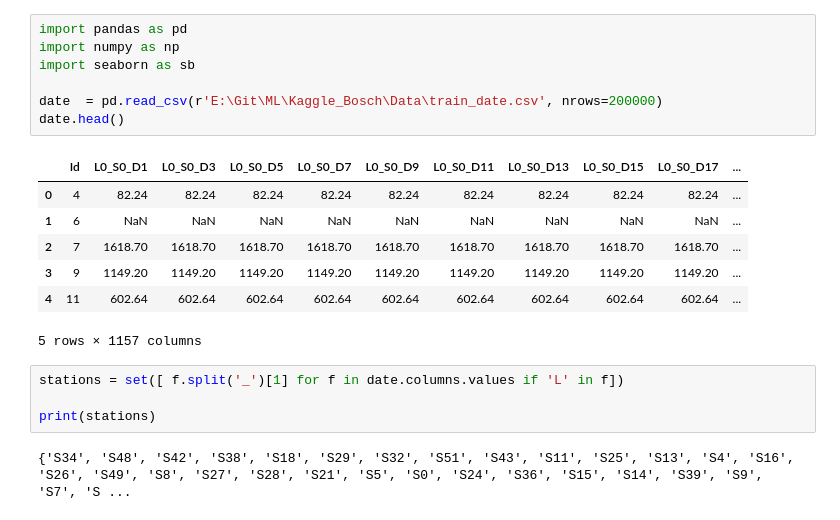
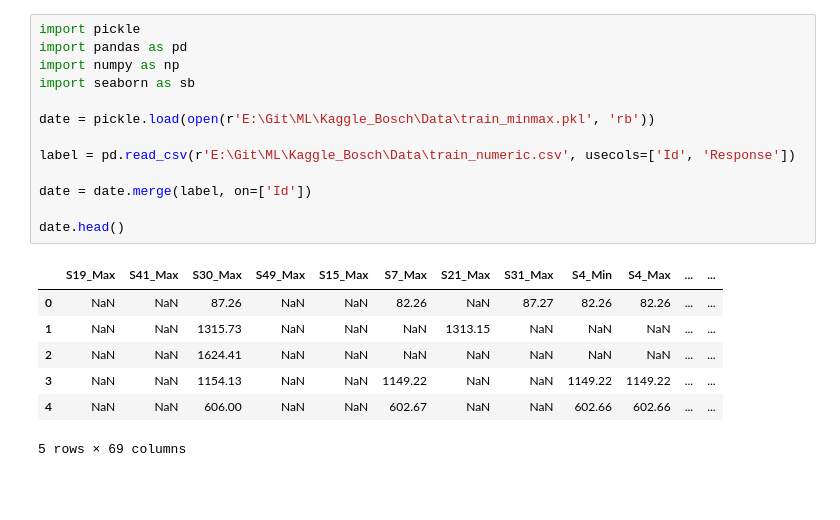
Before and after one commit to kumaran-5555/ML, a Jupyter notebook: Kaggle_Bosch/DateAnalysis.ipynb, the cells around one changed output. Cells and saved outputs as stored; diff of their text form; blank space fills up the shorter version.

```diff
--- a/Kaggle_Bosch/DateAnalysis.ipynb
+++ b/Kaggle_Bosch/DateAnalysis.ipynb
@@ -1,21 +97,21 @@
 # %%
+import pickle
 import pandas as pd
 import numpy as np
 import seaborn as sb
 
-date  = pd.read_csv(r'E:\Git\ML\Kaggle_Bosch\Data\train_date.csv', nrows=200000)
+date = pickle.load(open(r'E:\Git\ML\Kaggle_Bosch\Data\train_minmax.pkl', 'rb'))
+
+label = pd.read_csv(r'E:\Git\ML\Kaggle_Bosch\Data\train_numeric.csv', usecols=['Id', 'Response'])
+
+date = date.merge(label, on=['Id'])
+
 date.head()
 # %% [output]
-|  | Id | L0_S0_D1 | L0_S0_D3 | L0_S0_D5 | L0_S0_D7 | L0_S0_D9 | L0_S0_D11 | L0_S0_D13 | L0_S0_D15 | L0_S0_D17 | ... |
-| 0 | 4 | 82.24 | 82.24 | 82.24 | 82.24 | 82.24 | 82.24 | 82.24 | 82.24 | 82.24 | ... |
-| 1 | 6 | NaN | NaN | NaN | NaN | NaN | NaN | NaN | NaN | NaN | ... |
-| 2 | 7 | 1618.70 | 1618.70 | 1618.70 | 1618.70 | 1618.70 | 1618.70 | 1618.70 | 1618.70 | 1618.70 | ... |
-| 3 | 9 | 1149.20 | 1149.20 | 1149.20 | 1149.20 | 1149.20 | 1149.20 | 1149.20 | 1149.20 | 1149.20 | ... |
-| 4 | 11 | 602.64 | 602.64 | 602.64 | 602.64 | 602.64 | 602.64 | 602.64 | 602.64 | 602.64 | ... |
+|  | S19_Max | S41_Max | S30_Max | S49_Max | S15_Max | S7_Max | S21_Max | S31_Max | S4_Min | S4_Max | ... | ... |
+| 0 | NaN | NaN | 87.26 | NaN | NaN | 82.26 | NaN | 87.27 | 82.26 | 82.26 | ... | ... |
+| 1 | NaN | NaN | 1315.73 | NaN | NaN | NaN | 1313.15 | NaN | NaN | NaN | ... | ... |
+| 2 | NaN | NaN | 1624.41 | NaN | NaN | NaN | NaN | NaN | NaN | NaN | ... | ... |
+| 3 | NaN | NaN | 1154.13 | NaN | NaN | 1149.22 | NaN | NaN | 1149.22 | 1149.22 | ... | ... |
+| 4 | NaN | NaN | 606.00 | NaN | NaN | 602.67 | NaN | NaN | 602.66 | 602.66 | ... | ... |
-5 rows × 1157 columns
+5 rows × 69 columns
-# %%
-stations = set([ f.split('_')[1] for f in date.columns.values if 'L' in f])
-
-print(stations)
-# %% [output]
-{'S34', 'S48', 'S42', 'S38', 'S18', 'S29', 'S32', 'S51', 'S43', 'S11', 'S25', 'S13', 'S4', 'S16', 'S26', 'S49', 'S8', 'S27', 'S28', 'S21', 'S5', 'S0', 'S24', 'S36', 'S15', 'S14', 'S39', 'S9', 'S7', 'S ...
```
Also changed, not shown: parts of 19 cells of this notebook, 3 other files.
